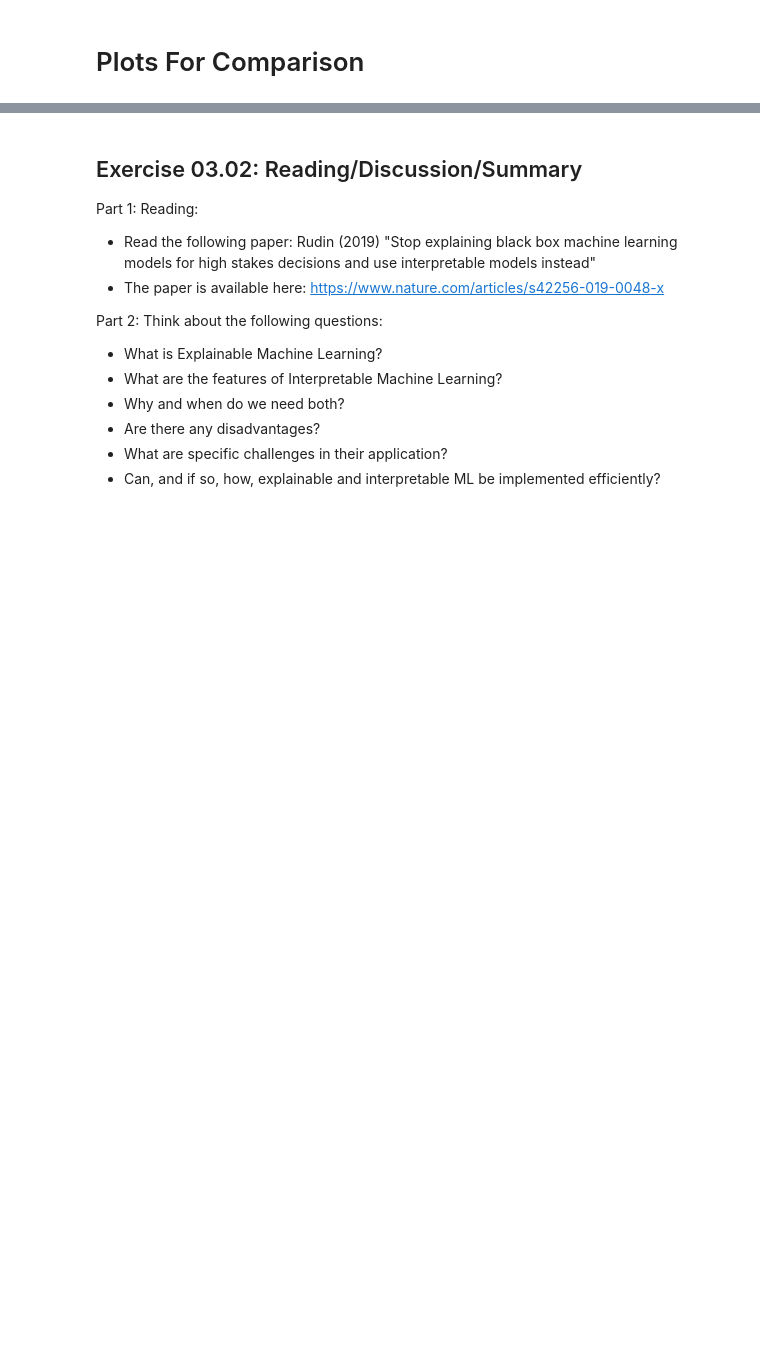
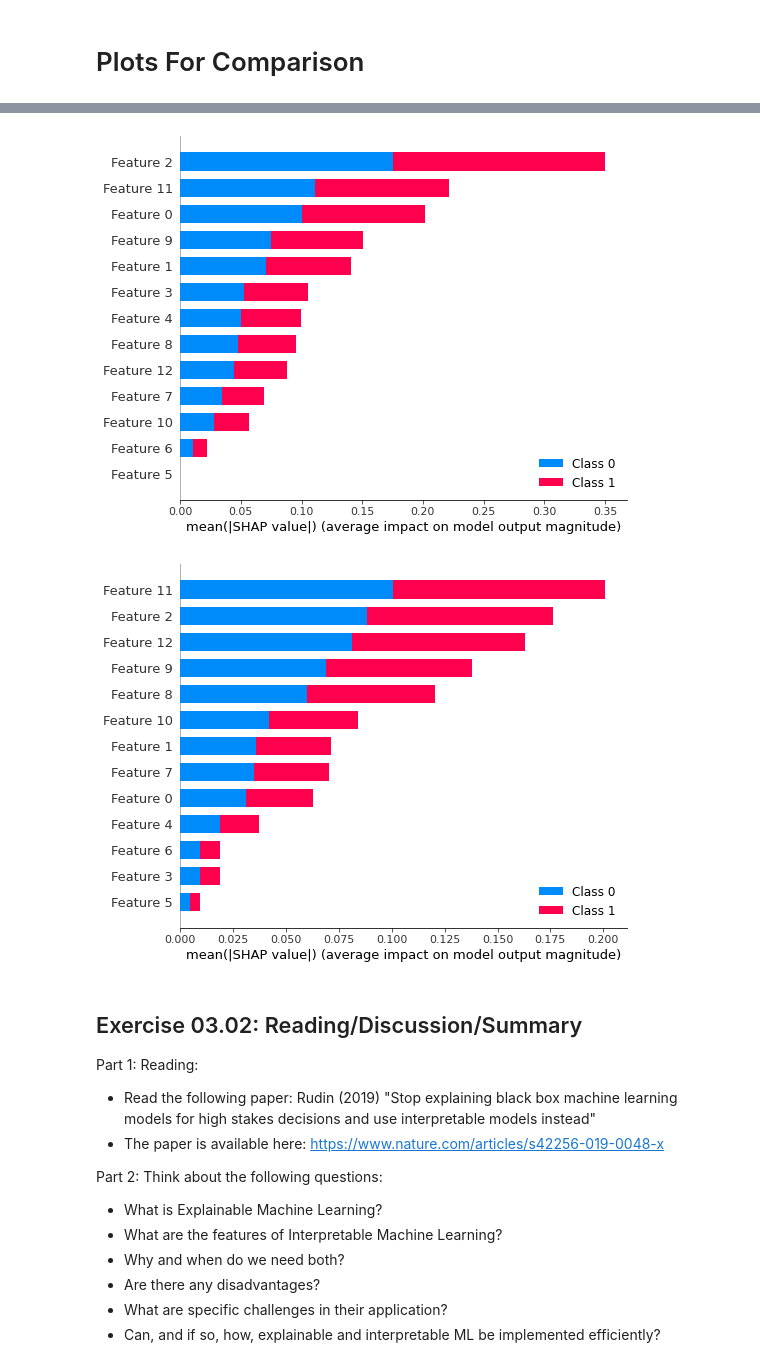
Before and after one commit to mhuendorf/KBS, a Jupyter notebook: exercises/practical/Assignment_3/KBS-Assignment3.ipynb, the cells around one changed output, grey strips where cells are left out. Drawn from its saved outputs; the diff is of its cells as text; code cells hidden in the pictures; blank space fills up the shorter version.

```diff
--- a/exercises/practical/Assignment_3/KBS-Assignment3.ipynb
+++ b/exercises/practical/Assignment_3/KBS-Assignment3.ipynb
@@ -297,3 +297,26 @@ plt.show()
+# %%
+import shap
+
+# DF, based on which importance is checked
+X_importance = X_test
+X_importance2 = X_test
+
+# Explain model predictions for decision trees using shap library:
+explainer_dtc = shap.TreeExplainer(dtc)
+shap_values = explainer_dtc.shap_values(X_importance)
+
+#random forest
+explainer_rfc = shap.TreeExplainer(rfc.fit(X_train, y_train))
+shap_values2 = explainer_rfc.shap_values(X_importance2)
+# %%
+# Plot summary_plot for dt as barplot:
+shap.summary_plot(shap_values, X_importance, plot_type='bar')
+
+# Plot summary_plot for rfc as barplot:
+shap.summary_plot(shap_values2, X_importance2, plot_type='bar')
+# %% [output]
+[figure, added]
+[figure, added]
 # %% [markdown]
 ## Exercise 03.02: Reading/Discussion/Summary
 
```
Also changed, not shown: parts of 4 cells of this notebook.
